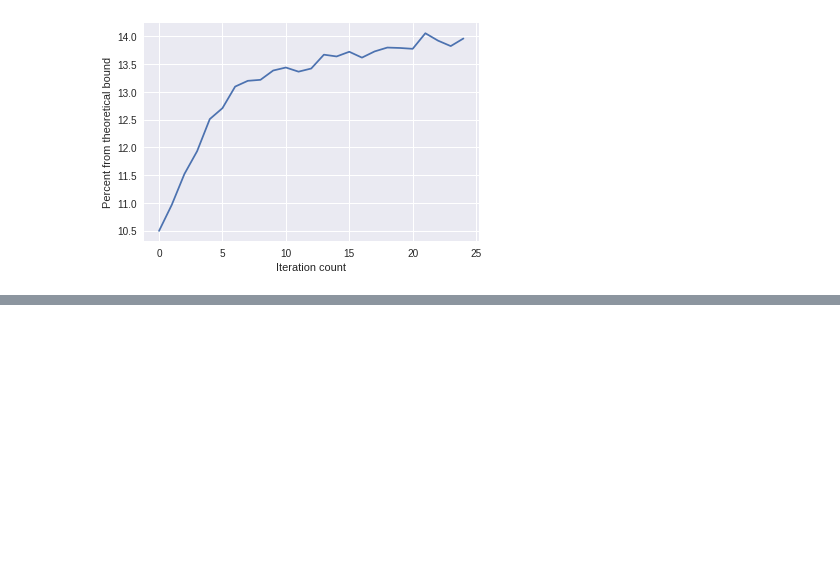
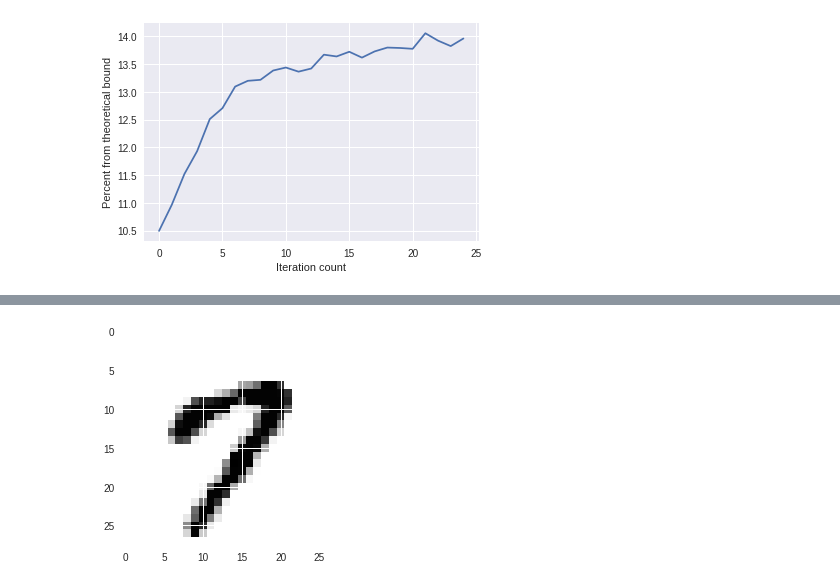
Before and after one commit to LPD-EPFL/nn-fault-tolerance, a Jupyter notebook: DropoutErrorVarianceKerasColab.ipynb, the cells around one changed output, grey strips where cells are left out. Saved outputs shown, nothing was run; the diff lists cells and outputs as text; code cells hidden in the pictures; blank space fills up the shorter version.

```diff
--- a/DropoutErrorVarianceKerasColab.ipynb
+++ b/DropoutErrorVarianceKerasColab.ipynb
@@ -372,3 +373,8 @@ Mean error 0.04856, 13.92% from theoretical, norm 2.53
 Mean error 0.04821, 13.83% from theoretical, norm 2.69
 Mean error 0.04869, 13.96% from theoretical, norm 2.67
 [figure]
+# %%
+from keras.datasets import mnist
+from keras.layers import Flatten
+
+(x_train, y_train), (x_test, y_test) = mnist.load_data()
@@ -374,0 +384,8 @@ Mean error 0.04869, 13.96% from theoretical, norm 2.67
+# %%
+plt.imshow(x_train[15])
+x_train = np.array([elem.flatten() for elem in x_train])
+x_test = np.array([elem.flatten() for elem in x_test])
+y_train = np.array([[1 if i == digit else 0 for i in range(10)] for digit in tqdm(y_train.flatten())])
+y_test = np.array([[1 if i == digit else 0 for i in range(10)] for digit in tqdm(y_test.flatten())])
+# %% [output]
+[figure, added]
```
Also changed, not shown: parts of 8 cells of this notebook.
